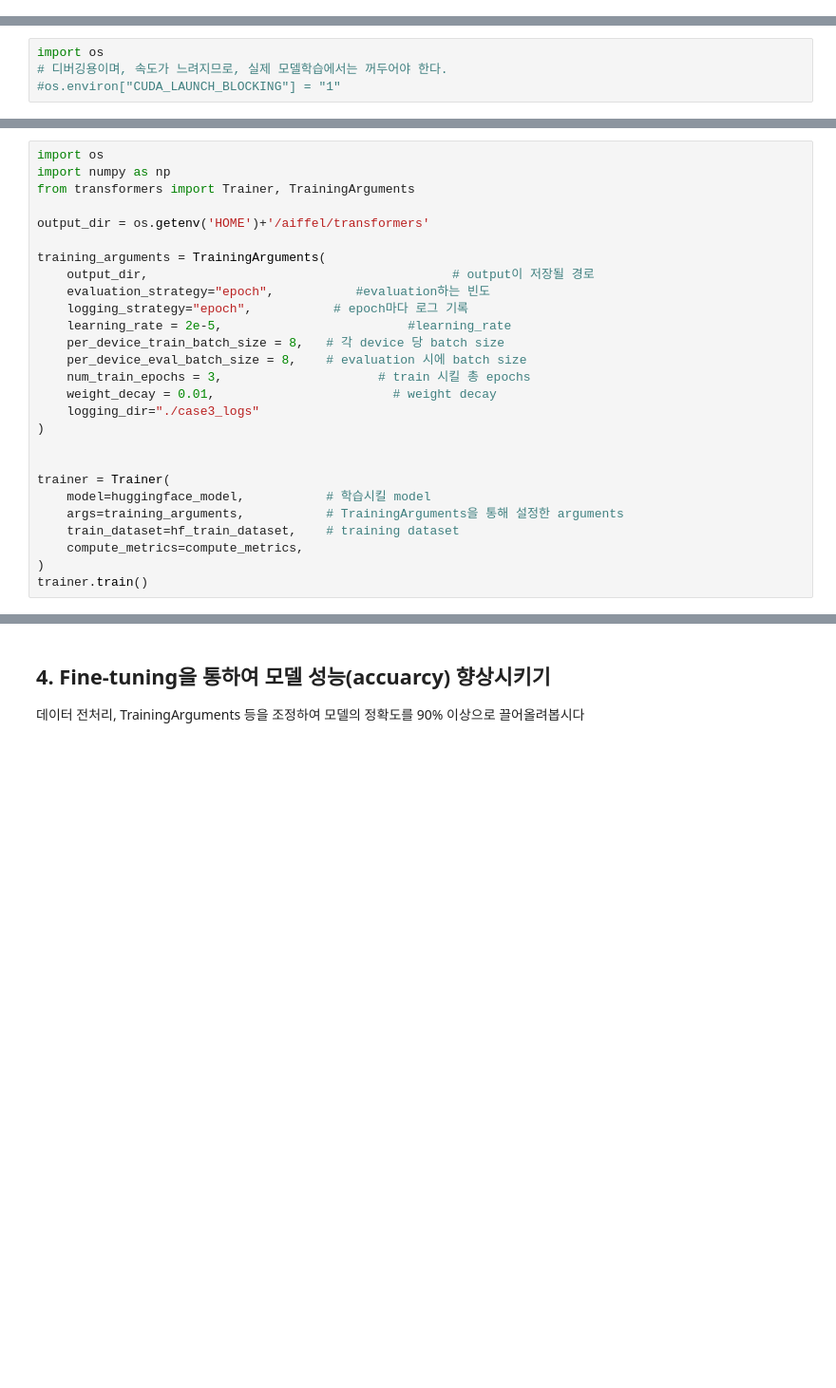
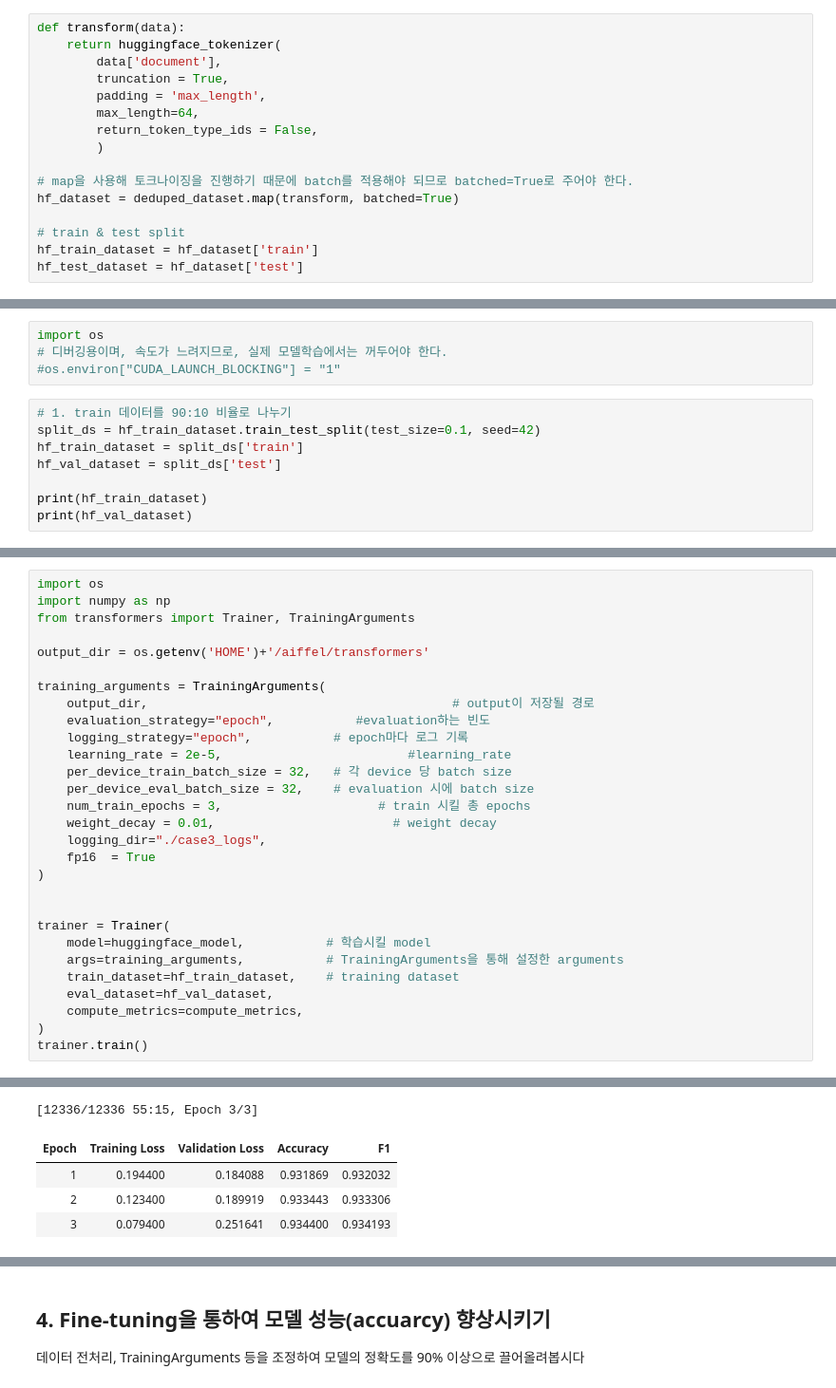
Before and after one commit to YSKIM-moya/AIFFEL_quest_rs, a Jupyter notebook: GoingDeeper/Gd07/HuggingFace_CustermProject_nsmc.ipynb, the cells around one changed output, grey strips where cells are left out. Shown at 95% size. Cells and saved outputs as stored; diff of their text form; blank space fills up the shorter version.

```diff
--- a/GoingDeeper/Gd07/HuggingFace_CustermProject_nsmc.ipynb
+++ b/GoingDeeper/Gd07/HuggingFace_CustermProject_nsmc.ipynb
@@ -115,0 +390,16 @@ label ; 1
+# %%
+def transform(data):
+    return huggingface_tokenizer(
+        data['document'],
+        truncation = True,
+        padding = 'max_length',
+        max_length=64,
+        return_token_type_ids = False,
+        )
+
+# map을 사용해 토크나이징을 진행하기 때문에 batch를 적용해야 되므로 batched=True로 주어야 한다.
+hf_dataset = deduped_dataset.map(transform, batched=True)
+
+# train & test split
+hf_train_dataset = hf_dataset['train']
+hf_test_dataset = hf_dataset['test']
@@ -166,3 +454,11 @@ def display_train_graph(logs) :
 import os
 # 디버깅용이며, 속도가 느려지므로, 실제 모델학습에서는 꺼두어야 한다.
 #os.environ["CUDA_LAUNCH_BLOCKING"] = "1"
+# %%
+# 1. train 데이터를 90:10 비율로 나누기
+split_ds = hf_train_dataset.train_test_split(test_size=0.1, seed=42)
+hf_train_dataset = split_ds['train']
+hf_val_dataset = split_ds['test']
+
+print(hf_train_dataset)
+print(hf_val_dataset)
@@ -178,11 +483,12 @@ training_arguments = TrainingArguments(
     evaluation_strategy="epoch",           #evaluation하는 빈도
     logging_strategy="epoch",           # epoch마다 로그 기록
     learning_rate = 2e-5,                         #learning_rate
-    per_device_train_batch_size = 8,   # 각 device 당 batch size
-    per_device_eval_batch_size = 8,    # evaluation 시에 batch size
+    per_device_train_batch_size = 32,   # 각 device 당 batch size
+    per_device_eval_batch_size = 32,    # evaluation 시에 batch size
     num_train_epochs = 3,                     # train 시킬 총 epochs
     weight_decay = 0.01,                        # weight decay
-    logging_dir="./case3_logs"
+    logging_dir="./case3_logs",
+    fp16  = True
 )
 
 
@@ -190,6 +496,8 @@ trainer = Trainer(
     model=huggingface_model,           # 학습시킬 model
     args=training_arguments,           # TrainingArguments을 통해 설정한 arguments
     train_dataset=hf_train_dataset,    # training dataset
+    eval_dataset=hf_val_dataset,
     compute_metrics=compute_metrics,
 )
 trainer.train()
+# %% [output]
@@ -195,0 +515,5 @@ trainer.train()
+[12336/12336 55:15, Epoch 3/3]
+| Epoch | Training Loss | Validation Loss | Accuracy | F1 |
+| 1 | 0.194400 | 0.184088 | 0.931869 | 0.932032 |
+| 2 | 0.123400 | 0.189919 | 0.933443 | 0.933306 |
+| 3 | 0.079400 | 0.251641 | 0.934400 | 0.934193 |
```
Also changed, not shown: parts of 56 cells of this notebook.
